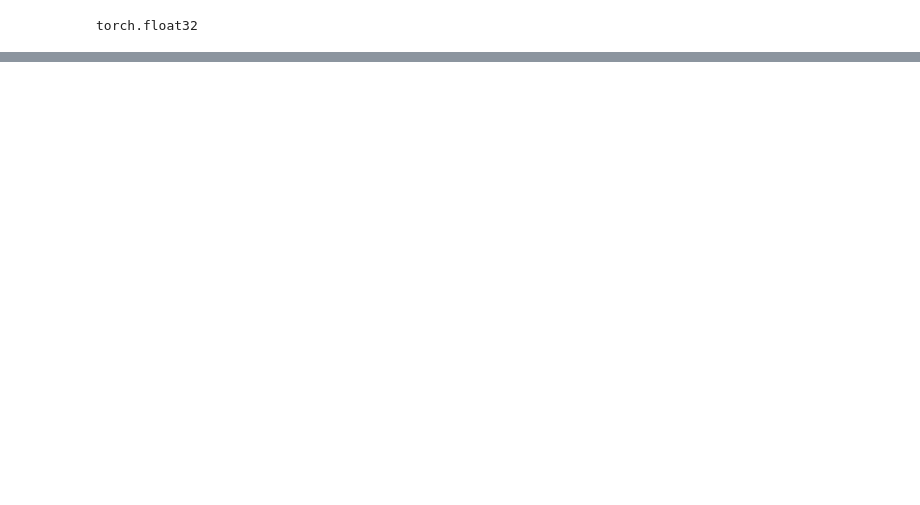
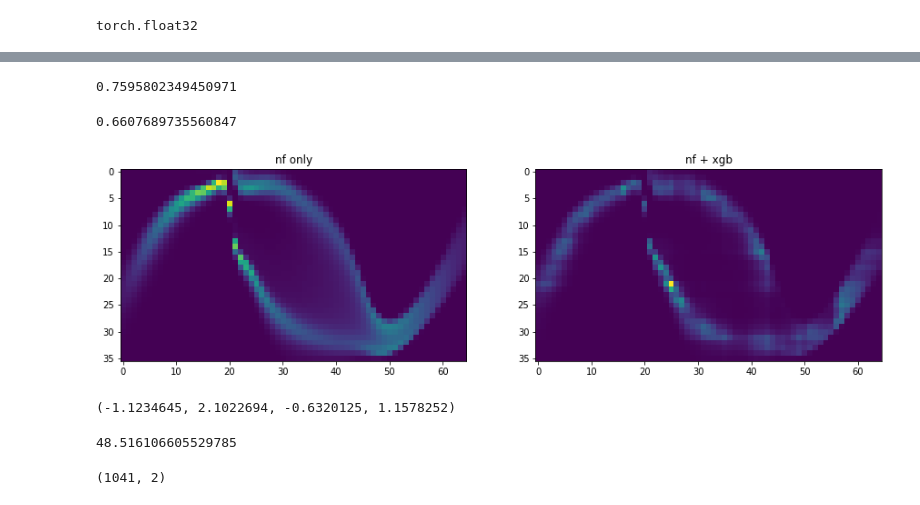
Before and after one commit to MaximArtemev/RICH-GAN-2019, a Jupyter notebook: notebooks/nf + xbg moon example.ipynb, the cells around one changed output, grey strips where cells are left out. Saved outputs shown, nothing was run; the diff lists cells and outputs as text; code cells hidden in the pictures; blank space fills up the shorter version.

```diff
--- a/notebooks/nf + xbg moon example.ipynb
+++ b/notebooks/nf + xbg moon example.ipynb
@@ -227,0 +205,60 @@ array([2.15570021e+00, 8.51000026e-02, 8.79709303e-01, 7.94884503e-01,
+# %%
+y_clf_pred_probas = xgb_model.predict_proba(X_clf_train)[:, 1]
+roc_auc_score(y_clf_train, y_clf_pred_probas)
+# %% [output]
+0.7595802349450971
+# %%
+y_clf_pred_probas = xgb_model.predict_proba(X_clf_test)[:, 1]
+roc_auc_score(y_clf_test, y_clf_pred_probas)
+# %% [output]
+0.6607689735560847
+# %%
+class FixedModel:
+    def __init__(self, clf, nf):
+        self.clf = clf
+        self.nf = nf
+
+    def __call__(self, x):
+        discr = self.clf.predict_proba(x)[:, 1] # clf(s)
+
+        model.eval()
+        with torch.no_grad():
+            z, logp_z, log_det = model(
+                torch.from_numpy(x).to(device)
+            )
+            log_probs = logp_z + log_det
+            log_probs = log_probs.detach().cpu().numpy()
+
+        return log_probs + np.log(discr) - np.log1p(-discr)
+# %%
+f_model = FixedModel(xgb_model, model)
+# %%
+X_val = np.transpose(np.dstack(np.meshgrid(
+    np.arange(np.min(X_test[:, 0]), np.max(X_test[:, 0]), 0.05),
+    np.arange(np.min(X_test[:, 1]), np.max(X_test[:, 1]), 0.05),
+)), axes=[1, 0, 2]).astype(np.float32)
+
+model.eval()
+with torch.no_grad():
+    z, logp_z, log_det = model(
+        torch.from_numpy(X_val.reshape(-1, 2)).to(device),
+    )
+    log_probs = logp_z + log_det
+    log_probs = log_probs.detach().cpu().numpy()
+
+probs = np.exp(log_probs).reshape(X_val.shape[0], X_val.shape[1])
+
+fixed_log_probs = f_model(X_val.reshape(-1, 2))
+fixed_probs = np.exp(fixed_log_probs).reshape(X_val.shape[0], X_val.shape[1])
+
+clear_output(False)
+fig, axs = plt.subplots(1, 2, figsize=(15, 6))
+
+axs[0].imshow(probs.T[::-1])
+axs[0].set_title('nf only')
+axs[1].imshow(fixed_probs.T[::-1])
+axs[1].set_title('nf + xgb')
+
+plt.show()
+# %% [output]
+[figure, added]
@@ -227,0 +279,4 @@ array([2.15570021e+00, 8.51000026e-02, 8.79709303e-01, 7.94884503e-01,
+# %%
+np.min(X_test[:, 0]), np.max(X_test[:, 0]), np.min(X_test[:, 1]), np.max(X_test[:, 1])
+# %% [output]
+(-1.1234645, 2.1022694, -0.6320125, 1.1578252)
@@ -227,0 +285,4 @@ array([2.15570021e+00, 8.51000026e-02, 8.79709303e-01, 7.94884503e-01,
+# %%
+np.max(fixed_probs) * (2.5 + 1.5) * (1 + 1.5)
+# %% [output]
+48.516106605529785
@@ -227,0 +291,4 @@ array([2.15570021e+00, 8.51000026e-02, 8.79709303e-01, 7.94884503e-01,
+# %%
+samples.shape
+# %% [output]
+(1041, 2)
```
Also changed, not shown: parts of 14 cells of this notebook.
